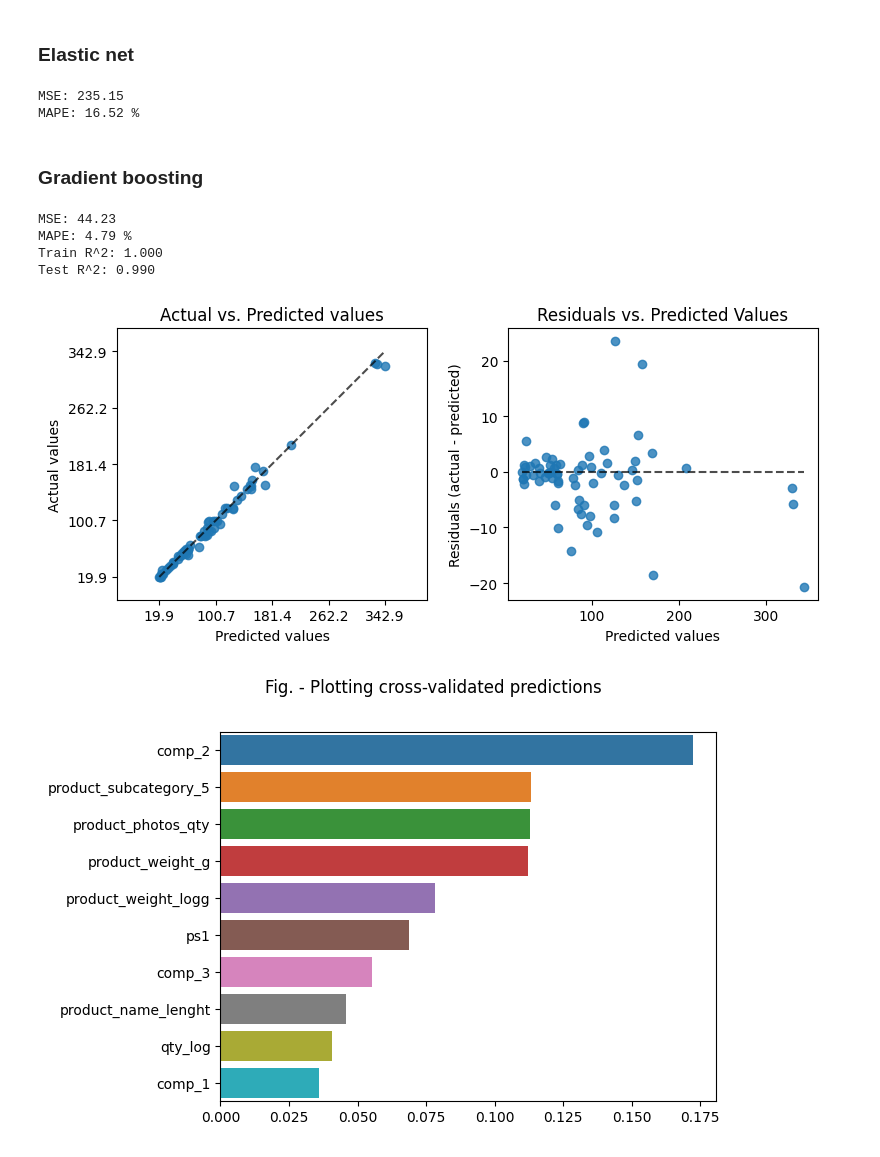
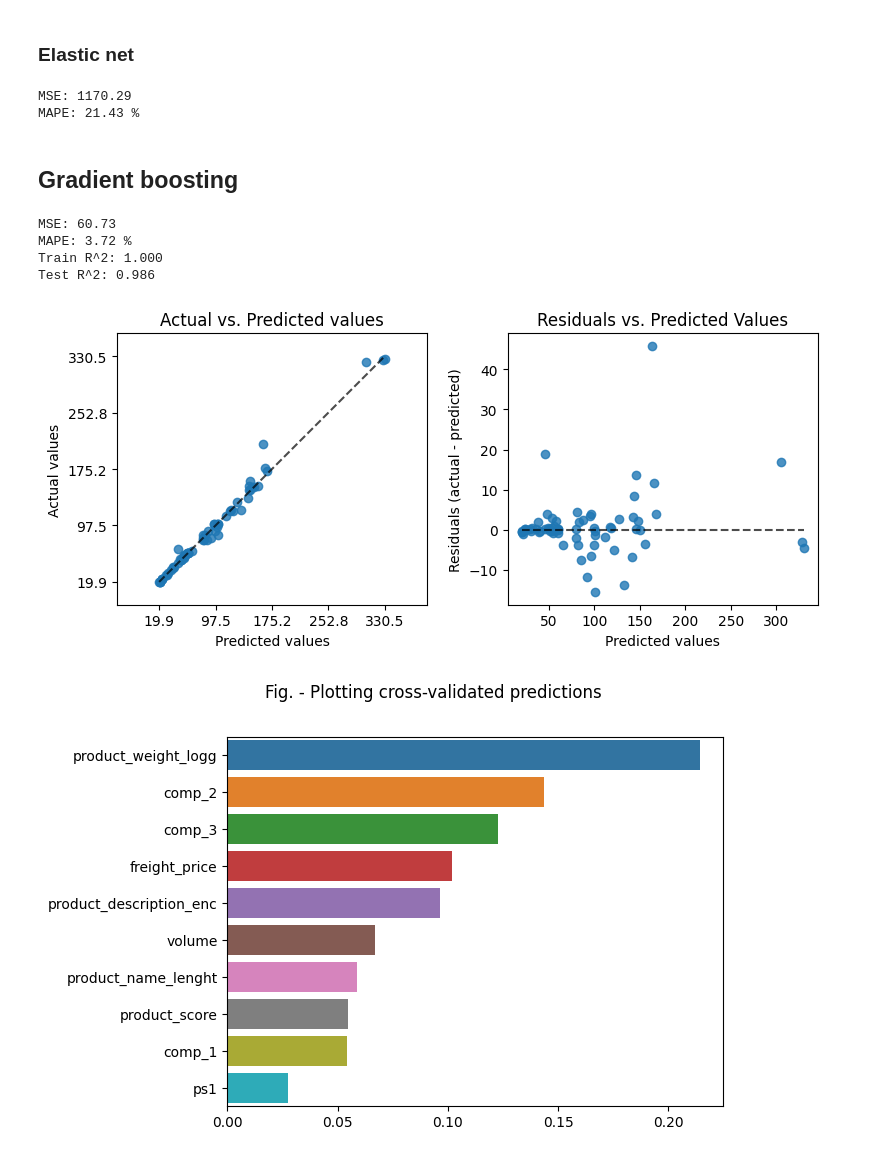
Before and after one commit to Alex1iv/Retail_pricing, a Jupyter notebook: notebooks/Retail_pricing.ipynb, the cells around one changed output. Saved outputs shown, nothing was run; the diff lists cells and outputs as text; code cells hidden in the pictures.

```diff
--- a/notebooks/Retail_pricing.ipynb
+++ b/notebooks/Retail_pricing.ipynb
@@ -926,27 +983,31 @@ MAPE: 36.77 %
 scores = list()
 for i in np.linspace(0.001, 0.01, 25):
     # Creation an instance
-    lasso_lr_poly = linear_model.Lasso(alpha=i, random_state=random_seed)
+    lasso = linear_model.Lasso(alpha=i, random_state=random_seed)
 
     # Train the Model
-    lasso_lr_poly.fit(X_train, y_train)
+    lasso.fit(X_train, y_train)
 
     # Predict target values
-    y_pred_lin = lasso_lr_poly.predict(X_test)
+    y_pred_test = lasso.predict(X_test)
 
-    scores.append(np.round(mean_squared_error(y_test, y_pred_lin),2))
+    y_pred_test = np.exp(y_pred_test)
+
+    scores.append(np.round(mean_squared_error(np.exp(y_test), y_pred_test),2))
 
 best_alpha = np.round(np.linspace(0.001, 0.01, 25)[np.argmin(scores)],4)
 
 # Creation an instance
-lasso_lr_poly = linear_model.Lasso(alpha=best_alpha, random_state=random_seed)
+lasso = linear_model.Lasso(alpha=best_alpha, random_state=random_seed)
 
 # Train the Model
-lasso_lr_poly.fit(X_train, y_train)
+lasso.fit(X_train, y_train)
 
 # Predict target values
-y_pred_lin = lasso_lr_poly.predict(X_test)
+y_pred_test = lasso.predict(X_test)
 
-print(f'MSE: {round(mean_squared_error(y_test, y_pred_lin),2)}')
-print(f'MAPE: {round(mean_absolute_percentage_error(y_test, y_pred_lin)*100,2)} %')
+y_pred_test = np.exp(y_pred_test)
+
+print(f'MSE: {round(mean_squared_error(np.exp(y_test), y_pred_test),2)}')
+print(f'MAPE: {round(mean_absolute_percentage_error(np.exp(y_test), y_pred_test)*100,2)} %')
 # %% [output]
@@ -982,14 +1077,12 @@ plt.tight_layout()
 # %% [markdown]
 ### Polynomial
 # %%
-from sklearn.preprocessing import PolynomialFeatures
 # Creation an instance
-poly = PolynomialFeatures(degree=2, include_bias=False)
-poly.fit(X_train)
+poly = PolynomialFeatures(degree=2, include_bias=False) #
+#poly.fit(X_train)
 
 # Generation of polynomial features for samples
-X_train_poly, X_test_poly, X_valid_poly = poly.transform(X_train), poly.transform(X_test), poly.transform(X_valid)
-
+X_train_poly, X_test_poly, X_valid_poly = poly.fit_transform(X_train), poly.transform(X_test), poly.transform(X_valid)
 
 #Выводим результирующие размерности таблиц
 print(X_train_poly.shape)
@@ -1059,25 +1148,22 @@ plt.show()
 # %% [markdown]
 ### Elastic net
 # %%
-from sklearn.linear_model import ElasticNet
-
-
 # Creation an instance
-elnet = ElasticNet(alpha=0.1, l1_ratio=0.5, max_iter=10000, random_state=random_seed)
+elnet = linear_model.ElasticNet(alpha=0.1, l1_ratio=0.5, max_iter=10000, random_state=random_seed)
 
 # Train the Model
 elnet.fit(X_train_poly, y_train)
 
 # Predict target values
-y_test_pred_poly = elnet.predict(X_test_poly)
+y_pred_test = np.exp(elnet.predict(X_test_poly))
 
-print(f'MSE: {round(mean_squared_error(y_test, y_test_pred_poly),2)}')
-print(f'MAPE: {round(mean_absolute_percentage_error(y_test, y_test_pred_poly)*100,2)} %')
+print(f'MSE: {round(mean_squared_error(np.exp(y_test), y_pred_test),2)}')
+print(f'MAPE: {round(mean_absolute_percentage_error(np.exp(y_test), y_pred_test)*100,2)} %')
 # %% [output]
-MSE: 235.15
-MAPE: 16.52 %
+MSE: 1170.29
+MAPE: 21.43 %
 # %% [markdown]
-### Gradient boosting
+## Gradient boosting
 # %%
 gbr_cl = GradientBoostingRegressor(
     max_depth=5,
@@ -1088,23 +1174,23 @@ gbr_cl = GradientBoostingRegressor(
 gbr_cl.fit(X_train, y_train)
 
 # Predict target values
-y_pred_train, y_pred_test = gbr_cl.predict(X_train), gbr_cl.predict(X_test)
+y_pred_train, y_pred_test = np.exp(gbr_cl.predict(X_train)), np.exp(gbr_cl.predict(X_test))
 
 
-print(f'MSE: {round(mean_squared_error(y_test, y_pred_test),2)}')
-print(f'MAPE: {round(mean_absolute_percentage_error(y_test, y_pred_test)*100,2)} %')
+print(f'MSE: {round(mean_squared_error(np.exp(y_test), y_pred_test),2)}')
+print(f'MAPE: {round(mean_absolute_percentage_error(np.exp(y_test), y_pred_test)*100,2)} %')
 
-print("Train R^2: {:.3f}".format(r2_score(y_train, y_pred_train)))
-print("Test R^2: {:.3f}".format(r2_score(y_test, y_pred_test)))
+print("Train R^2: {:.3f}".format(r2_score(np.exp(y_train), y_pred_train)))
+print("Test R^2: {:.3f}".format(r2_score(np.exp(y_test), y_pred_test)))
 # %% [output]
-MSE: 44.23
-MAPE: 4.79 %
+MSE: 60.73
+MAPE: 3.72 %
 Train R^2: 1.000
-Test R^2: 0.990
+Test R^2: 0.986
 # %%
 fig, ax = plt.subplots(ncols=2, figsize=(8, 4))
 PredictionErrorDisplay.from_predictions(
-    y_test,
+    np.exp(y_test),
     y_pred=y_pred_test,
     kind="actual_vs_predicted",
     subsample=100,
@@ -1114,7 +1200,7 @@ PredictionErrorDisplay.from_predictions(
 ax[0].set_title("Actual vs. Predicted values")
 
 PredictionErrorDisplay.from_predictions(
-    y_test,
+    np.exp(y_test),
     y_pred=y_pred_test,
     kind="residual_vs_predicted",
     subsample=100,
@@ -1127,13 +1213,17 @@ plt.tight_layout()
 
 #plt.savefig('../figures/fig_9.png');
 # %% [output]
-[figure, old version]
+[figure, new version]
 # %%
+plot_counter = 6
+
 # Features and coefficients
 coef_df = pd.DataFrame({'Coefficients': gbr_cl.feature_importances_}, index=gbr_cl.feature_names_in_)
 #display(coef_df.sort_values('Coefficients',ascending=False))
 temp = coef_df.sort_values('Coefficients', ascending=False).iloc[:10]
 sns.barplot(x=temp.values.flatten(), y=temp.index)
 plt.show()
+
+#plt.savefig(os.path.join(path_figures, f'fig_{plot_counter}.png'));
 # %% [output]
-[figure, old version]
+[figure, new version]
```
Also changed, not shown: parts of 131 cells of this notebook.
